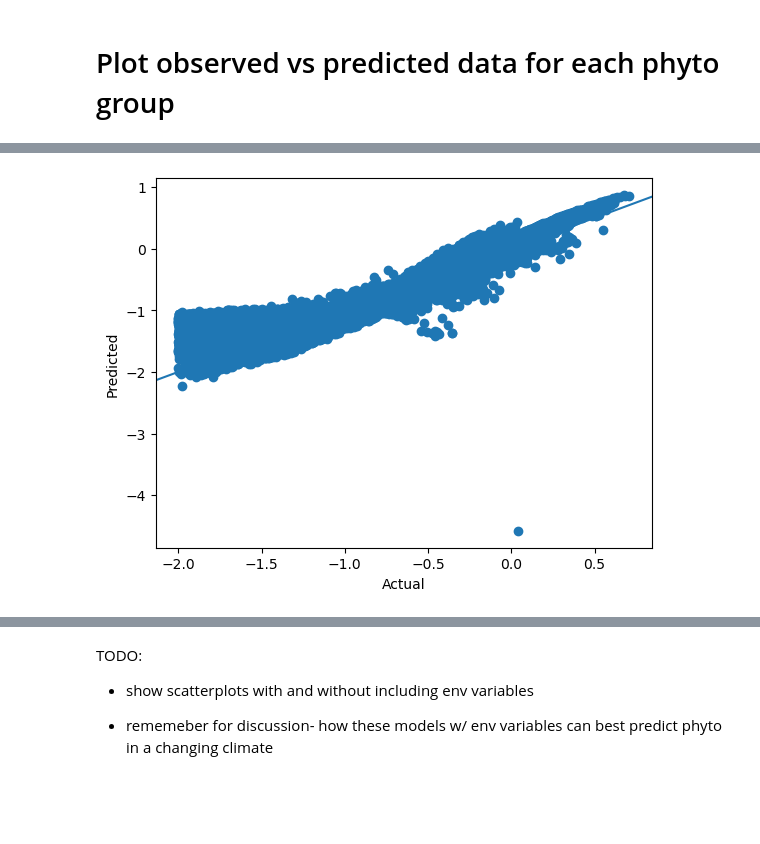
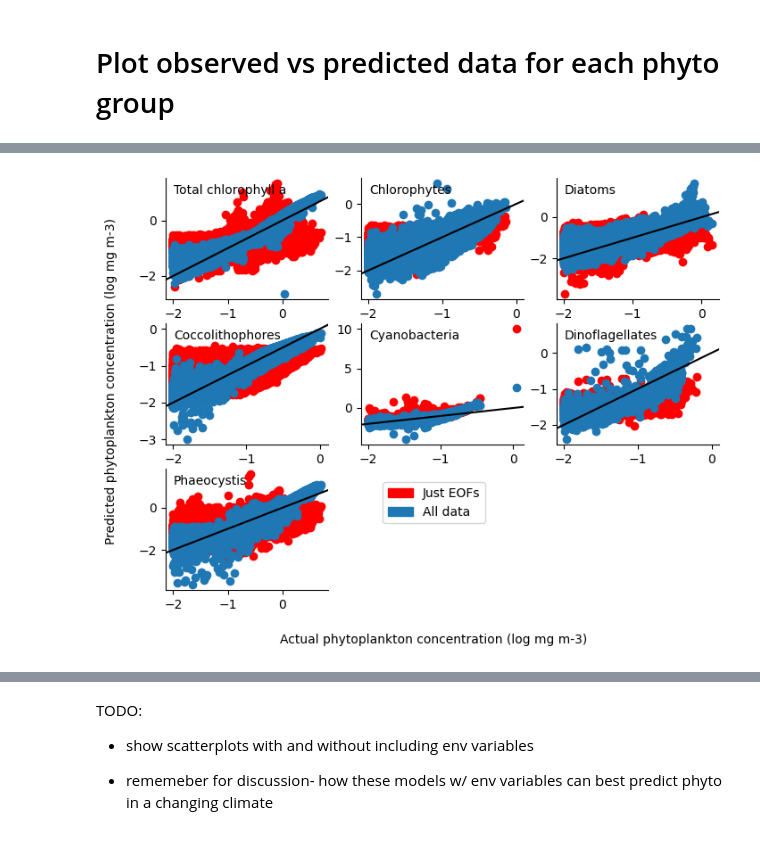
Before and after one commit to aewindle110/PCC_OASIM, a Jupyter notebook: 4_applying_MLR_algs_to_all_data.ipynb, the cells around one changed output, grey strips where cells are left out. Drawn from its saved outputs; the diff is of its cells as text; code cells hidden in the pictures; blank space fills up the shorter version.

```diff
--- a/4_applying_MLR_algs_to_all_data.ipynb
+++ b/4_applying_MLR_algs_to_all_data.ipynb
@@ -221,0 +364,18 @@ Coordinates:
+# %%
+rrs_xds_phyto_unstacked['pred_tot_all'] = 10**rrs_xds_phyto_unstacked.pred_log_tot_all
+rrs_xds_phyto_unstacked['pred_chl_all'] = 10**rrs_xds_phyto_unstacked.pred_log_chl_all
+rrs_xds_phyto_unstacked['pred_dia_all'] = 10**rrs_xds_phyto_unstacked.pred_log_dia_all
+rrs_xds_phyto_unstacked['pred_coc_all'] = 10**rrs_xds_phyto_unstacked.pred_log_coc_all
+rrs_xds_phyto_unstacked['pred_cya_all'] = 10**rrs_xds_phyto_unstacked.pred_log_cya_all
+rrs_xds_phyto_unstacked['pred_din_all'] = 10**rrs_xds_phyto_unstacked.pred_log_din_all
+rrs_xds_phyto_unstacked['pred_pha_all'] = 10**rrs_xds_phyto_unstacked.pred_log_pha_all
+
+rrs_xds_phyto_unstacked['pred_tot_no_env'] = 10**rrs_xds_phyto_unstacked.pred_log_tot_no_env
+rrs_xds_phyto_unstacked['pred_chl_no_env'] = 10**rrs_xds_phyto_unstacked.pred_log_chl_no_env
+rrs_xds_phyto_unstacked['pred_dia_no_env'] = 10**rrs_xds_phyto_unstacked.pred_log_dia_no_env
+rrs_xds_phyto_unstacked['pred_coc_no_env'] = 10**rrs_xds_phyto_unstacked.pred_log_coc_no_env
+rrs_xds_phyto_unstacked['pred_cya_no_env'] = 10**rrs_xds_phyto_unstacked.pred_log_cya_no_env
+rrs_xds_phyto_unstacked['pred_din_no_env'] = 10**rrs_xds_phyto_unstacked.pred_log_din_no_env
+rrs_xds_phyto_unstacked['pred_pha_no_env'] = 10**rrs_xds_phyto_unstacked.pred_log_pha_no_env
+
+rrs_xds_phyto_unstacked
@@ -222,2 +405,4 @@ Coordinates:
+# %%
+rrs_xds_phyto_unstacked = rrs_xds_phyto_unstacked.where(rrs_xds_phyto_unstacked < 10)
 # %% [markdown]
 # Plot observed vs predicted data for each phyto group
@@ -224,23 +411,57 @@ Coordinates:
 # %%
-fig, ax = plt.subplots()
+fig, axs = plt.subplots(nrows=3, ncols=3, figsize=(8,6)) #sharex=True, sharey=True,
 
-ax.scatter(rrs_xds_phyto_stacked.log_tot, rrs_xds_phyto_stacked.pred_log_tot)
-ax.axline((0, 0), slope=1)
-ax.set_xlabel('Actual')
-ax.set_ylabel('Predicted')
-'''
-plt.figure(2)
-fig, ax = plt.subplots()
-ax.scatter(rrs_xds_phyto_stacked.log_chl, rrs_xds_phyto_stacked.pred_log_chl)
-ax.axline((0, 0), slope=1)
-ax.set_xlabel('Actual')
-ax.set_ylabel('Predicted')
+axs = axs.ravel()
 
-plt.figure(3)
-fig, ax = plt.subplots()
-ax.scatter(rrs_xds_phyto_stacked.log_dia, rrs_xds_phyto_stacked.pred_log_dia)
-ax.axline((0, 0), slope=1)
-ax.set_xlabel('Actual')
-ax.set_ylabel('Predicted')
-'''
+axs[0].scatter(rrs_xds_phyto_unstacked.log_tot, rrs_xds_phyto_unstacked.pred_log_tot_no_env, color='red')
+axs[0].scatter(rrs_xds_phyto_unstacked.log_tot, rrs_xds_phyto_unstacked.pred_log_tot_all)
+axs[0].axline((0, 0), slope=1, color='black')
+axs[0].spines[['right', 'top']].set_visible(False)
+axs[0].text(.05, .95, 'Total chlorophyll a', ha='left', va='top', transform=axs[0].transAxes)
+
+axs[1].scatter(rrs_xds_phyto_unstacked.log_chl, rrs_xds_phyto_unstacked.pred_log_chl_no_env, color='red')
+axs[1].scatter(rrs_xds_phyto_unstacked.log_chl, rrs_xds_phyto_unstacked.pred_log_chl_all)
+axs[1].axline((0, 0), slope=1, color='black')
+axs[1].spines[['right', 'top']].set_visible(False)
+axs[1].text(.05, .95, 'Chlorophytes', ha='left', va='top', transform=axs[1].transAxes)
+
+axs[2].scatter(rrs_xds_phyto_unstacked.log_dia, rrs_xds_phyto_unstacked.pred_log_dia_no_env, color='red')
+axs[2].scatter(rrs_xds_phyto_unstacked.log_dia, rrs_xds_phyto_unstacked.pred_log_dia_all)
+axs[2].axline((0, 0), slope=1, color='black')
+axs[2].spines[['right', 'top']].set_visible(False)
+axs[2].text(.05, .95, 'Diatoms', ha='left', va='top', transform=axs[2].transAxes)
+
+axs[3].scatter(rrs_xds_phyto_unstacked.log_coc, rrs_xds_phyto_unstacked.pred_log_coc_no_env, color='red')
+axs[3].scatter(rrs_xds_phyto_unstacked.log_coc, rrs_xds_phyto_unstacked.pred_log_coc_all)
+axs[3].axline((0, 0), slope=1, color='black')
+axs[3].spines[['right', 'top']].set_visible(False)
+axs[3].text(.05, .95, 'Coccolithophores', ha='left', va='top', transform=axs[3].transAxes)
+
+axs[4].scatter(rrs_xds_phyto_unstacked.log_cya, rrs_xds_phyto_unstacked.pred_log_cya_no_env, color='red')
+axs[4].scatter(rrs_xds_phyto_unstacked.log_cya, rrs_xds_phyto_unstacked.pred_log_cya_all)
+axs[4].axline((0, 0), slope=1, color='black')
+axs[4].spines[['right', 'top']].set_visible(False)
+axs[4].text(.05, .95, 'Cyanobacteria', ha='left', va='top', transform=axs[4].transAxes)
+
+axs[5].scatter(rrs_xds_phyto_unstacked.log_din, rrs_xds_phyto_unstacked.pred_log_din_no_env, color='red')
+axs[5].scatter(rrs_xds_phyto_unstacked.log_din, rrs_xds_phyto_unstacked.pred_log_din_all)
+axs[5].axline((0, 0), slope=1, color='black')
+axs[5].spines[['right', 'top']].set_visible(False)
+axs[5].text(.05, .95, 'Dinoflagellates', ha='left', va='top', transform=axs[5].transAxes)
+
+axs[6].scatter(rrs_xds_phyto_stacked.log_pha, rrs_xds_phyto_stacked.pred_log_pha_no_env, color='red')
+axs[6].scatter(rrs_xds_phyto_stacked.log_pha, rrs_xds_phyto_stacked.pred_log_pha_all)
+axs[6].axline((0, 0), slope=1, color='black')
+axs[6].spines[['right', 'top']].set_visible(False)
+axs[6].text(.05, .95, 'Phaeocystis', ha='left', va='top', transform=axs[6].transAxes)
+
+fig.text(0.5, 0.01, 'Actual phytoplankton concentration (log mg m-3)', ha='center')
+fig.text(0.04, 0.5, 'Predicted phytoplankton concentration (log mg m-3)', va='center', rotation='vertical')
+
+fig.delaxes(axs[7])
+fig.delaxes(axs[8])
+
+red_patch = mpatches.Patch(color='red', label='Just EOFs')
+blue_patch = mpatches.Patch(color='tab:blue', label='All data')
+plt.legend(handles=[red_patch, blue_patch], loc='lower right', bbox_to_anchor=(2, 0.5))
 # %% [output]
@@ -248 +469 @@ ax.set_ylabel('Predicted')
-[figure, old version]
+[figure, new version]
```
Also changed, not shown: parts of 47 cells of this notebook, 4 other files.
